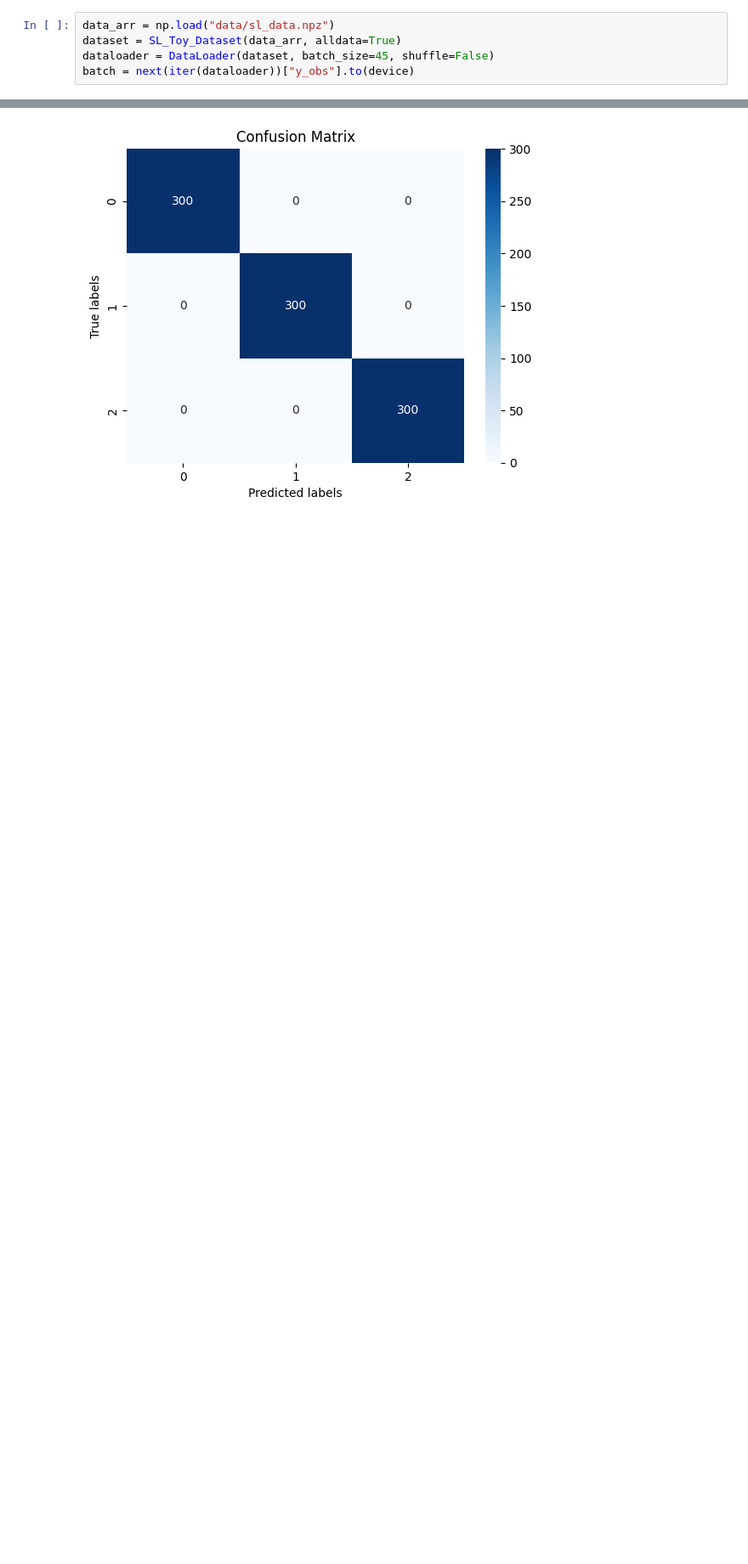
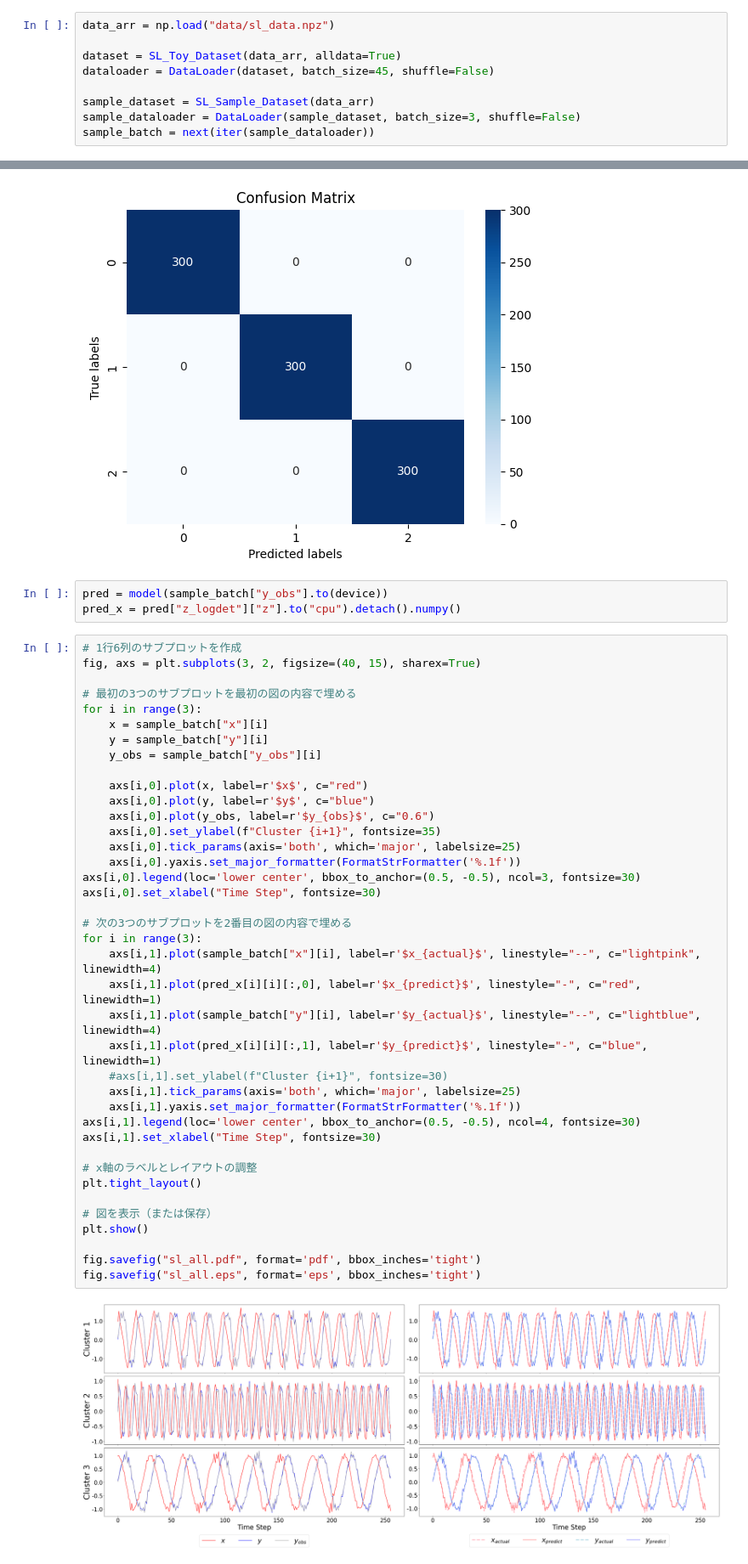
Before and after one commit to ryoichi0917/svi_mssm, a Jupyter notebook: exp1_02_sl_clustering_sample.ipynb, the cells around one changed output, grey strips where cells are left out. Shown at 85% size. Saved outputs shown, nothing was run; the diff lists cells and outputs as text; blank space fills up the shorter version.

```diff
--- a/exp1_02_sl_clustering_sample.ipynb
+++ b/exp1_02_sl_clustering_sample.ipynb
@@ -64,8 +63,12 @@ device = "cuda:0" if torch.cuda.is_available() else "cpu"
 # %%
 data_arr = np.load("data/sl_data.npz")
+
 dataset = SL_Toy_Dataset(data_arr, alldata=True)
 dataloader = DataLoader(dataset, batch_size=45, shuffle=False)
-batch = next(iter(dataloader))["y_obs"].to(device)
+
+sample_dataset = SL_Sample_Dataset(data_arr)
+sample_dataloader = DataLoader(sample_dataset, batch_size=3, shuffle=False)
+sample_batch = next(iter(sample_dataloader))
 # %%
 model = SGVB_SSM_TS_Clustering_Model_With_NF(base_param_dict=base_param_dict_sl,
                                                 lstm_param_dict=lstm_param_dict,
@@ -96,3 +99,47 @@ plt.title('Confusion Matrix')
 plt.show()
 # %% [output]
 [figure]
+# %%
+pred = model(sample_batch["y_obs"].to(device))
+pred_x = pred["z_logdet"]["z"].to("cpu").detach().numpy()
+# %%
+# 1行6列のサブプロットを作成
+fig, axs = plt.subplots(3, 2, figsize=(40, 15), sharex=True)
+
+# 最初の3つのサブプロットを最初の図の内容で埋める
+for i in range(3):
+    x = sample_batch["x"][i]
+    y = sample_batch["y"][i]
+    y_obs = sample_batch["y_obs"][i]
+
+    axs[i,0].plot(x, label=r'$x$', c="red")
+    axs[i,0].plot(y, label=r'$y$', c="blue")
+    axs[i,0].plot(y_obs, label=r'$y_{obs}$', c="0.6")
+    axs[i,0].set_ylabel(f"Cluster {i+1}", fontsize=35)
+    axs[i,0].tick_params(axis='both', which='major', labelsize=25)
+    axs[i,0].yaxis.set_major_formatter(FormatStrFormatter('%.1f'))
+axs[i,0].legend(loc='lower center', bbox_to_anchor=(0.5, -0.5), ncol=3, fontsize=30)
+axs[i,0].set_xlabel("Time Step", fontsize=30)
+
+# 次の3つのサブプロットを2番目の図の内容で埋める
+for i in range(3):
+    axs[i,1].plot(sample_batch["x"][i], label=r'$x_{actual}$', linestyle="--", c="lightpink", linewidth=4)
+    axs[i,1].plot(pred_x[i][i][:,0], label=r'$x_{predict}$', linestyle="-", c="red", linewidth=1)
+    axs[i,1].plot(sample_batch["y"][i], label=r'$y_{actual}$', linestyle="--", c="lightblue", linewidth=4)
+    axs[i,1].plot(pred_x[i][i][:,1], label=r'$y_{predict}$', linestyle="-", c="blue", linewidth=1)
+    #axs[i,1].set_ylabel(f"Cluster {i+1}", fontsize=30)
+    axs[i,1].tick_params(axis='both', which='major', labelsize=25)
+    axs[i,1].yaxis.set_major_formatter(FormatStrFormatter('%.1f'))
+axs[i,1].legend(loc='lower center', bbox_to_anchor=(0.5, -0.5), ncol=4, fontsize=30)
+axs[i,1].set_xlabel("Time Step", fontsize=30)
+
+# x軸のラベルとレイアウトの調整
+plt.tight_layout()
+
+# 図を表示（または保存）
+plt.show()
+
+fig.savefig("sl_all.pdf", format='pdf', bbox_inches='tight')
+fig.savefig("sl_all.eps", format='eps', bbox_inches='tight')
+# %% [output]
+[figure, added]
```
Also changed, not shown: parts of 4 cells of this notebook, 2 other files.
